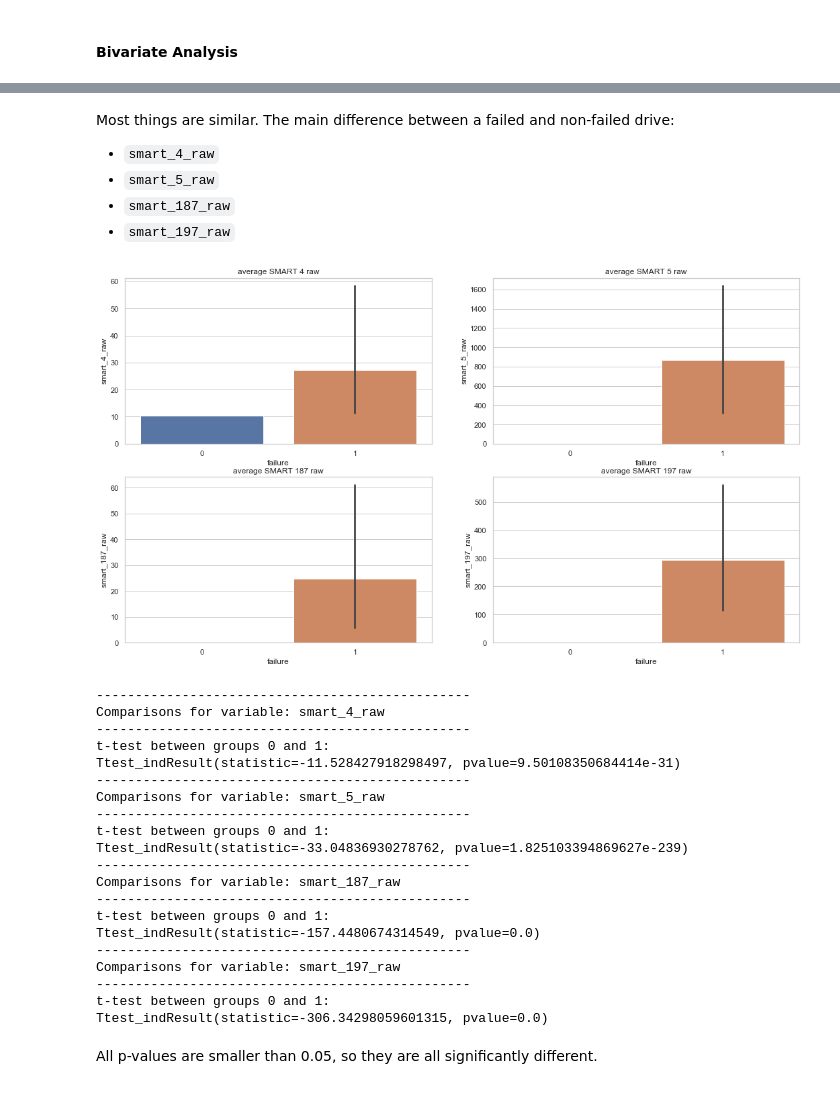
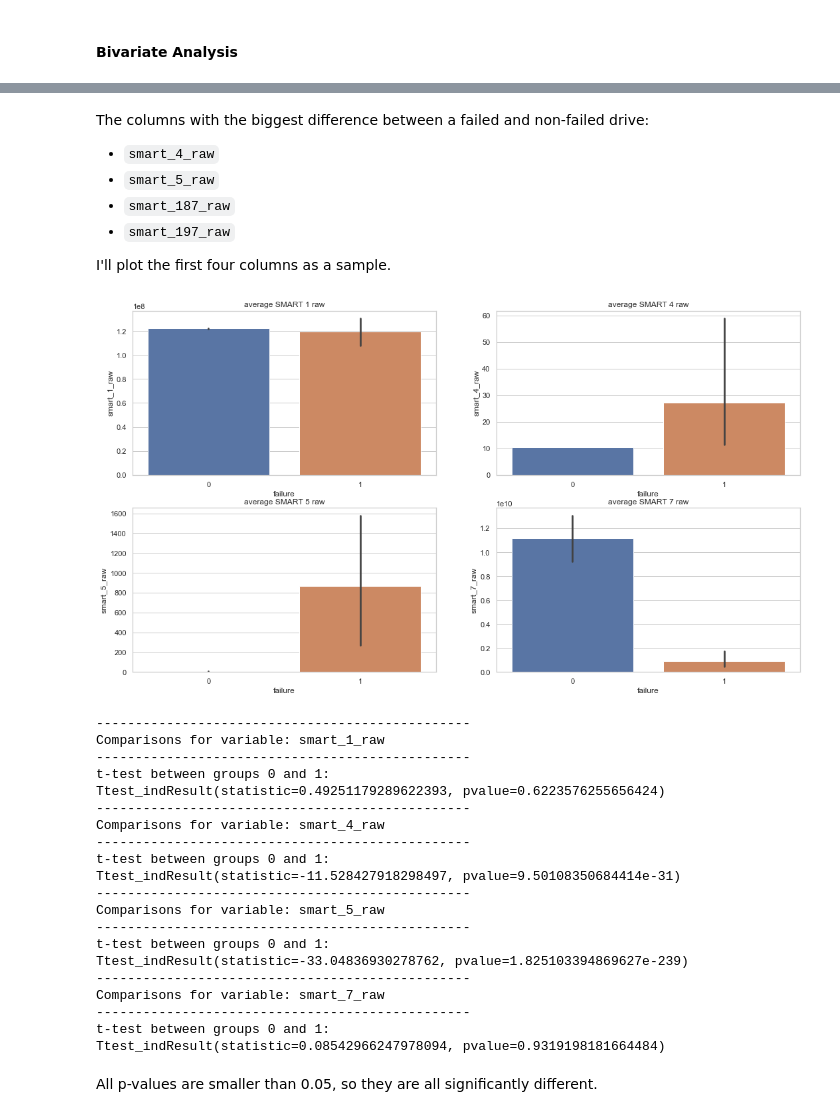
Before and after one commit to Kuebic/Thinkful, a Jupyter notebook: 22_SL_Capstone/22.2a_SL_HardDriveData.ipynb, the cells around one changed output, grey strips where cells are left out. Cells and saved outputs as stored; diff of their text form; code cells hidden in the pictures.

```diff
--- a/22_SL_Capstone/22.2a_SL_HardDriveData.ipynb
+++ b/22_SL_Capstone/22.2a_SL_HardDriveData.ipynb
@@ -138,0 +141,4 @@ df_raw.head()
+# %%
+cols_to_drop = [col for col in df_raw.columns if 'normalized' in col]
+df_raw.drop(columns=cols_to_drop, inplace=True)
+df_raw.head()
@@ -387,0 +407,4 @@ For histograms of each SMART columns, please check outliers section above.
+# %%
+print(df_ints.shape)
+df_ints.drop(columns=(['smart_3_raw', 'smart_10_raw', 'smart_191_raw']), inplace=True)
+print(df_ints.shape)
@@ -503,6 +459,2 @@ An observation:
-# %%
-to_drop_norm = ['smart_190_normalized', 'smart_198_normalized']
-df_norm.drop(columns=to_drop_norm, axis=1, inplace=True)
-df_ints.drop(columns=to_drop_norm, axis=1, inplace=True)
 # %% [markdown]
 #### Scatter Plot Matrix
@@ -536,39 +477,41 @@ show_max_columns(df_ints.groupby("failure").mean())
 # %% [markdown]
-Most things are similar.  The main difference between a failed and non-failed drive:
+The columns with the biggest difference between a failed and non-failed drive:
  - `smart_4_raw`
  - `smart_5_raw`
  - `smart_187_raw`
  - `smart_197_raw`
+
+I'll plot the first four columns as a sample.
 # %%
 #WARNING takes 10 minutes to run
 plt.figure(figsize=(18,10))
 
 plt.subplot(2,2,1)
+sns.barplot(df_ints.failure, df_ints.smart_1_raw)
+plt.title('average SMART 1 raw')
+
+plt.subplot(2,2,2)
 sns.barplot(df_ints.failure, df_ints.smart_4_raw)
 plt.title('average SMART 4 raw')
 
-plt.subplot(2,2,2)
+plt.subplot(2,2,3)
 sns.barplot(df_ints.failure, df_ints.smart_5_raw)
 plt.title('average SMART 5 raw')
 
-plt.subplot(2,2,3)
-sns.barplot(df_ints.failure, df_ints.smart_187_raw)
-plt.title('average SMART 187 raw')
-
 plt.subplot(2,2,4)
-sns.barplot(df_ints.failure, df_ints.smart_197_raw)
-plt.title('average SMART 197 raw')
+sns.barplot(df_ints.failure, df_ints.smart_7_raw)
+plt.title('average SMART 7 raw')
 
 plt.show()
 # %% [output]
-[figure, old version]
+[figure, new version]
 # %%
 # Test whether group differences are significant.
 import scipy.stats as stats
 
 failure = df_ints["failure"].unique()
 grouped_df = df_ints.groupby("failure")
-for var in ["smart_4_raw", "smart_5_raw", "smart_187_raw", "smart_197_raw"]:
+for var in ["smart_1_raw", "smart_4_raw", "smart_5_raw", "smart_7_raw"]:
     print("------------------------------------------------")
     print("Comparisons for variable: {}".format(var))
     print("------------------------------------------------")
@@ -580,6 +523,11 @@ for var in ["smart_4_raw", "smart_5_raw", "smart_187_raw", "smart_197_raw"]:
                 df_ints[df_ints["failure"]==failure[j]][var]
             ))
 # %% [output]
+------------------------------------------------
+Comparisons for variable: smart_1_raw
+------------------------------------------------
+t-test between groups 0 and 1:
+Ttest_indResult(statistic=0.49251179289622393, pvalue=0.6223576255656424)
 ------------------------------------------------
 Comparisons for variable: smart_4_raw
 ------------------------------------------------
@@ -591,15 +539,10 @@ Comparisons for variable: smart_5_raw
 t-test between groups 0 and 1:
 Ttest_indResult(statistic=-33.04836930278762, pvalue=1.825103394869627e-239)
 ------------------------------------------------
-Comparisons for variable: smart_187_raw
+Comparisons for variable: smart_7_raw
 ------------------------------------------------
 t-test between groups 0 and 1:
-Ttest_indResult(statistic=-157.4480674314549, pvalue=0.0)
-------------------------------------------------
-Comparisons for variable: smart_197_raw
-------------------------------------------------
-t-test between groups 0 and 1:
-Ttest_indResult(statistic=-306.34298059601315, pvalue=0.0)
+Ttest_indResult(statistic=0.08542966247978094, pvalue=0.9319198181664484)
 # %% [markdown]
 All p-values are smaller than 0.05, so they are all significantly different.
 # %% [markdown]
```
Also changed, not shown: parts of 92 cells of this notebook, 53 other files.
